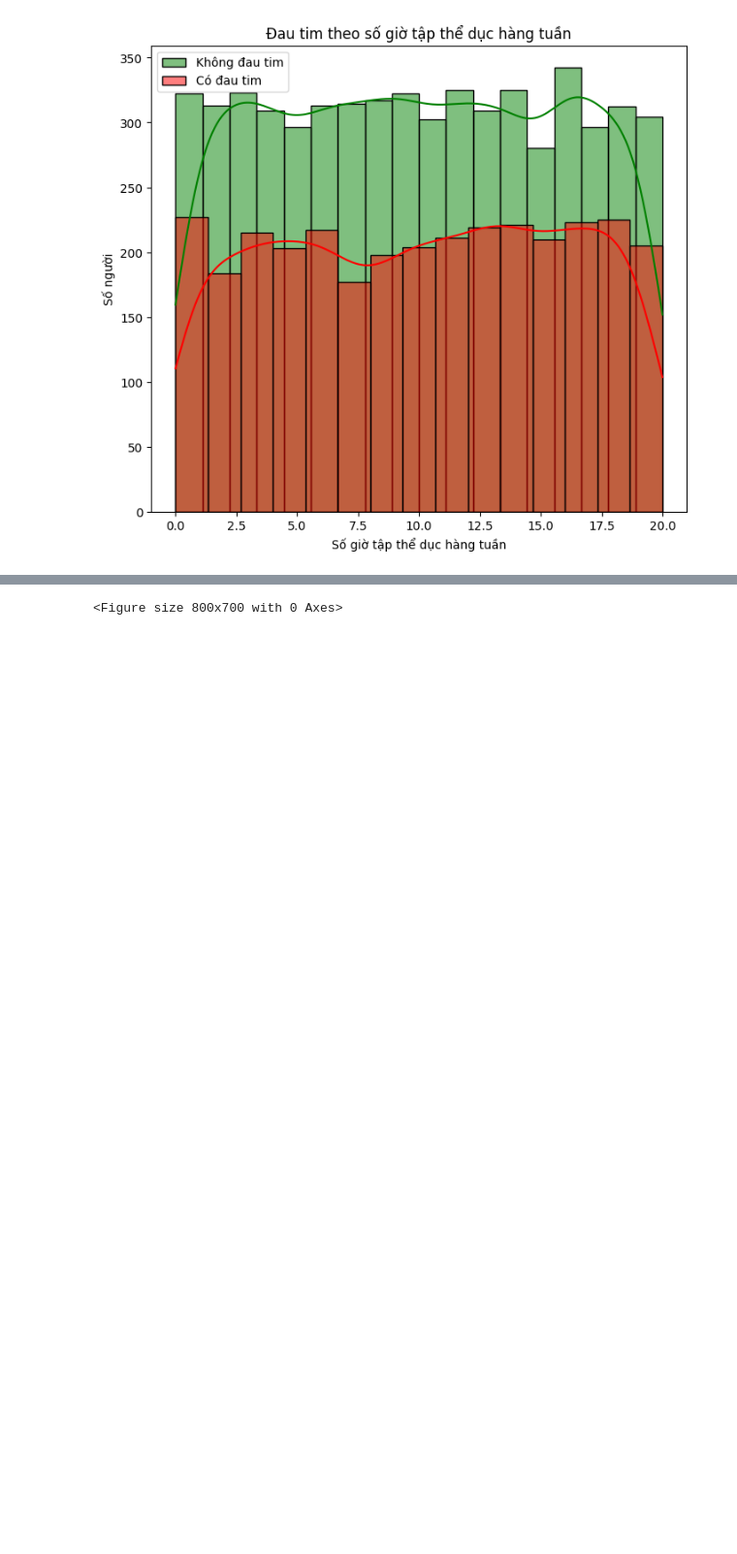
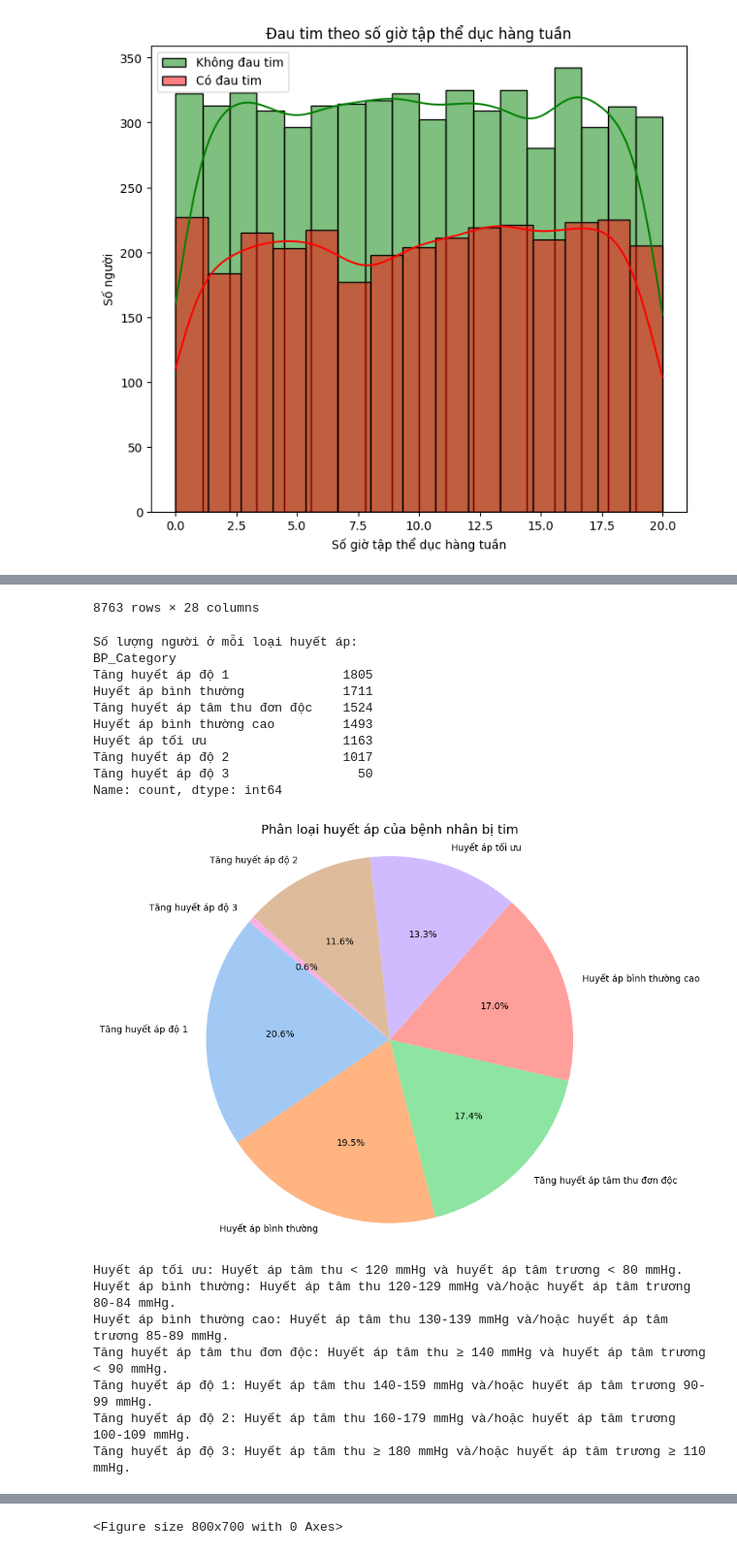
Before and after one commit to thangtrandoan/DataProcessing-Project, a Jupyter notebook: test.ipynb, the cells around one changed output, grey strips where cells are left out. Shown at 97% size. Saved outputs shown, nothing was run; the diff lists cells and outputs as text; code cells hidden in the pictures; blank space fills up the shorter version.

```diff
--- a/test.ipynb
+++ b/test.ipynb
@@ -912,0 +881,60 @@ plt.show()
+# %%
+import pandas as pd
+import matplotlib.pyplot as plt
+import seaborn as sns
+
+# Hiển thị tất cả các cột trong DataFrame
+pd.set_option('display.max_columns', None)
+
+# Đọc dữ liệu từ file CSV
+df = pd.read_csv('D:\\code\\laptrinhxulidulieu\\DataProcessing-Project\\data\\exported_file.csv')
+
+# Định nghĩa hàm phân loại huyết áp với nhiều phân loại hơn
+def classify_bp(systolic, diastolic):
+    if systolic < 120 and diastolic < 80:
+        return 'Huyết áp tối ưu'
+    elif 120 <= systolic <= 129 or 80 <= diastolic <= 84:
+        return 'Huyết áp bình thường'
+    elif 130 <= systolic <= 139 or 85 <= diastolic <= 89:
+        return 'Huyết áp bình thường cao'
+    elif systolic >= 140 and diastolic < 90:
+        return 'Tăng huyết áp tâm thu đơn độc'
+    elif 140 <= systolic <= 159 or 90 <= diastolic <= 99:
+        return 'Tăng huyết áp độ 1'
+    elif 160 <= systolic <= 179 or 100 <= diastolic <= 109:
+        return 'Tăng huyết áp độ 2'
+    elif systolic >= 180 or diastolic >= 110:
+        return 'Tăng huyết áp độ 3'
+    else:
+        return 'Không xác định'
+
+# Áp dụng phân loại huyết áp
+df['BP_Category'] = df.apply(lambda row: classify_bp(row['BP_Systolic'], row['BP_Diastolic']), axis=1)
+
+# Hiển thị DataFrame với tất cả các cột
+display(df)
+
+# Đếm số lượng mỗi loại huyết áp
+bp_counts = df['BP_Category'].value_counts()
+
+# In số lượng người ở mỗi loại huyết áp
+print("Số lượng người ở mỗi loại huyết áp:")
+print(bp_counts)
+
+# Vẽ biểu đồ tròn với chú thích phần trăm
+plt.figure(figsize=(8, 8))
+colors = sns.color_palette('pastel')[0:len(bp_counts)]
+plt.pie(bp_counts, labels=bp_counts.index, autopct='%1.1f%%', colors=colors, startangle=140)
+plt.title('Phân loại huyết áp của bệnh nhân bị tim', fontsize=14)
+plt.axis('equal')  # Đảm bảo rằng biểu đồ tròn được vẽ chính xác
+plt.show()
+
+# In mô tả các nhóm
+print("Huyết áp tối ưu: Huyết áp tâm thu < 120 mmHg và huyết áp tâm trương < 80 mmHg.")
+print("Huyết áp bình thường: Huyết áp tâm thu 120-129 mmHg và/hoặc huyết áp tâm trương 80-84 mmHg.")
+print("Huyết áp bình thường cao: Huyết áp tâm thu 130-139 mmHg và/hoặc huyết áp tâm trương 85-89 mmHg.")
+print("Tăng huyết áp tâm thu đơn độc: Huyết áp tâm thu ≥ 140 mmHg và huyết áp tâm trương < 90 mmHg.")
+print("Tăng huyết áp độ 1: Huyết áp tâm thu 140-159 mmHg và/hoặc huyết áp tâm trương 90-99 mmHg.")
+print("Tăng huyết áp độ 2: Huyết áp tâm thu 160-179 mmHg và/hoặc huyết áp tâm trương 100-109 mmHg.")
+print("Tăng huyết áp độ 3: Huyết áp tâm thu ≥ 180 mmHg và/hoặc huyết áp tâm trương ≥ 110 mmHg.")
+# %% [output]
@@ -912,0 +953,19 @@ plt.show()
+8763 rows × 28 columns
+Số lượng người ở mỗi loại huyết áp:
+BP_Category
+Tăng huyết áp độ 1               1805
+Huyết áp bình thường             1711
+Tăng huyết áp tâm thu đơn độc    1524
+Huyết áp bình thường cao         1493
+Huyết áp tối ưu                  1163
+Tăng huyết áp độ 2               1017
+Tăng huyết áp độ 3                 50
+Name: count, dtype: int64
+[figure, added]
+Huyết áp tối ưu: Huyết áp tâm thu < 120 mmHg và huyết áp tâm trương < 80 mmHg.
+Huyết áp bình thường: Huyết áp tâm thu 120-129 mmHg và/hoặc huyết áp tâm trương 80-84 mmHg.
+Huyết áp bình thường cao: Huyết áp tâm thu 130-139 mmHg và/hoặc huyết áp tâm trương 85-89 mmHg.
+Tăng huyết áp tâm thu đơn độc: Huyết áp tâm thu ≥ 140 mmHg và huyết áp tâm trương < 90 mmHg.
+Tăng huyết áp độ 1: Huyết áp tâm thu 140-159 mmHg và/hoặc huyết áp tâm trương 90-99 mmHg.
+Tăng huyết áp độ 2: Huyết áp tâm thu 160-179 mmHg và/hoặc huyết áp tâm trương 100-109 mmHg.
+Tăng huyết áp độ 3: Huyết áp tâm thu ≥ 180 mmHg và/hoặc huyết áp tâm trương ≥ 110 mmHg.
```
Also changed, not shown: parts of 7 cells of this notebook.
